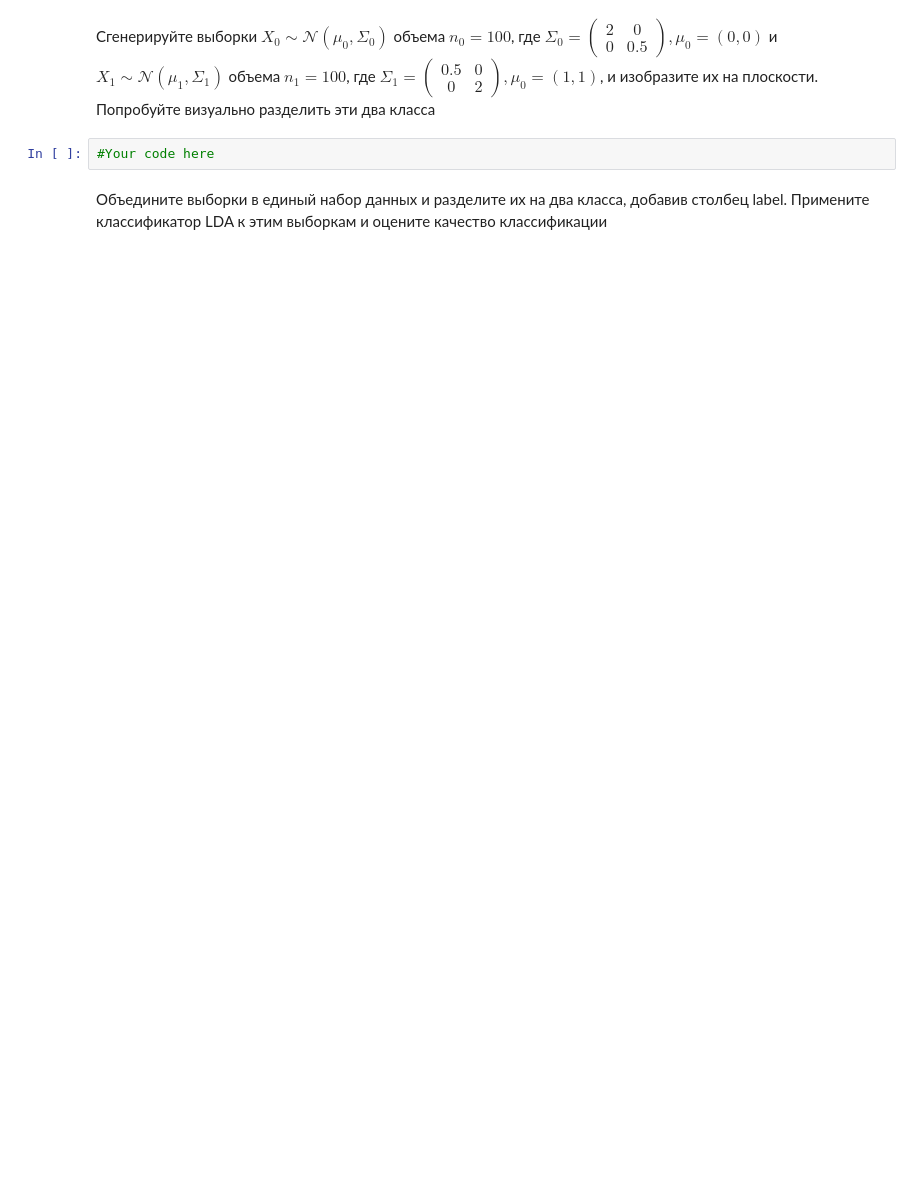
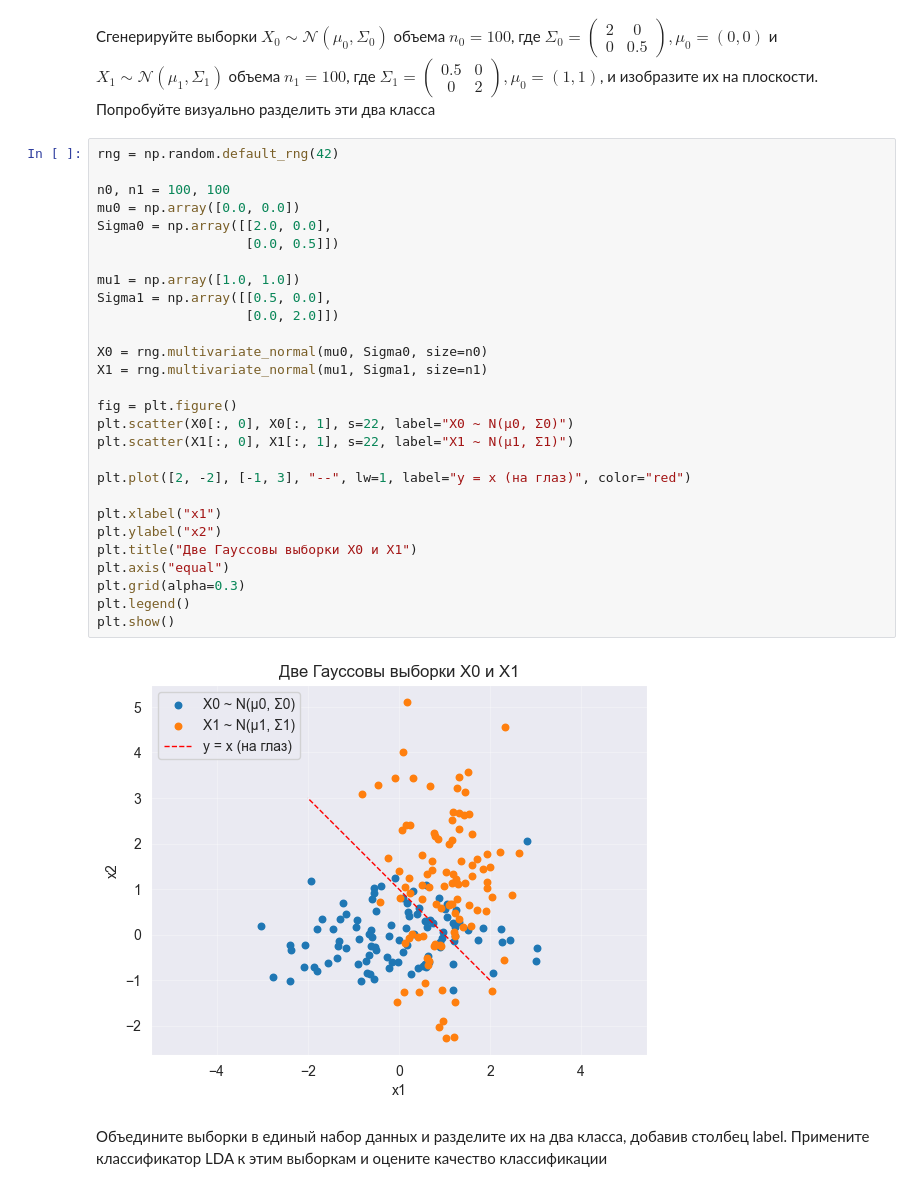
Before and after one commit to Saharochekl/FSR_ML, a Jupyter notebook: hometasks/Theme2/Sem02_03.ipynb, the cells around one changed output. Drawn from its saved outputs; the diff is of its cells as text; blank space fills up the shorter version.

```diff
--- a/hometasks/Theme2/Sem02_03.ipynb
+++ b/hometasks/Theme2/Sem02_03.ipynb
@@ -21,7 +27,35 @@ from sklearn.discriminant_analysis import LinearDiscriminantAnalysis
 # %% [markdown]
 Сгенерируйте выборки $X_{0}\sim\mathcal{N}(\mu_{0},\Sigma_{0})$ объема $n_{0}=100$, где $\Sigma_{0}=\begin{pmatrix}2 & 0\\ 0 & 0.5\end{pmatrix}, \mu_{0}=(0,0)$ и $X_{1}\sim\mathcal{N}(\mu_{1},\Sigma_{1})$ объема $n_{1}=100$, где $\Sigma_{1}=\begin{pmatrix}0.5 & 0\\ 0 & 2\end{pmatrix}, \mu_{0}=(1,1)$, и изобразите их на плоскости. Попробуйте визуально разделить эти два класса
 # %%
-#Your code here
+rng = np.random.default_rng(42)
+
+n0, n1 = 100, 100
+mu0 = np.array([0.0, 0.0])
+Sigma0 = np.array([[2.0, 0.0],
+                   [0.0, 0.5]])
+
+mu1 = np.array([1.0, 1.0])
+Sigma1 = np.array([[0.5, 0.0],
+                   [0.0, 2.0]])
+
+X0 = rng.multivariate_normal(mu0, Sigma0, size=n0)
+X1 = rng.multivariate_normal(mu1, Sigma1, size=n1)
+
+fig = plt.figure()
+plt.scatter(X0[:, 0], X0[:, 1], s=22, label="X0 ~ N(μ0, Σ0)")
+plt.scatter(X1[:, 0], X1[:, 1], s=22, label="X1 ~ N(μ1, Σ1)")
+
+plt.plot([2, -2], [-1, 3], "--", lw=1, label="y = x (на глаз)", color="red")
+
+plt.xlabel("x1")
+plt.ylabel("x2")
+plt.title("Две Гауссовы выборки X0 и X1")
+plt.axis("equal")
+plt.grid(alpha=0.3)
+plt.legend()
+plt.show()
+# %% [output]
+[figure, added]
 # %% [markdown]
 Объедините выборки в единый набор данных и разделите их на два класса, добавив столбец label. Примените классификатор LDA к этим выборкам и оцените качество классификации
 # %%
```
Also changed, not shown: parts of 11 cells of this notebook, 4 other files.
